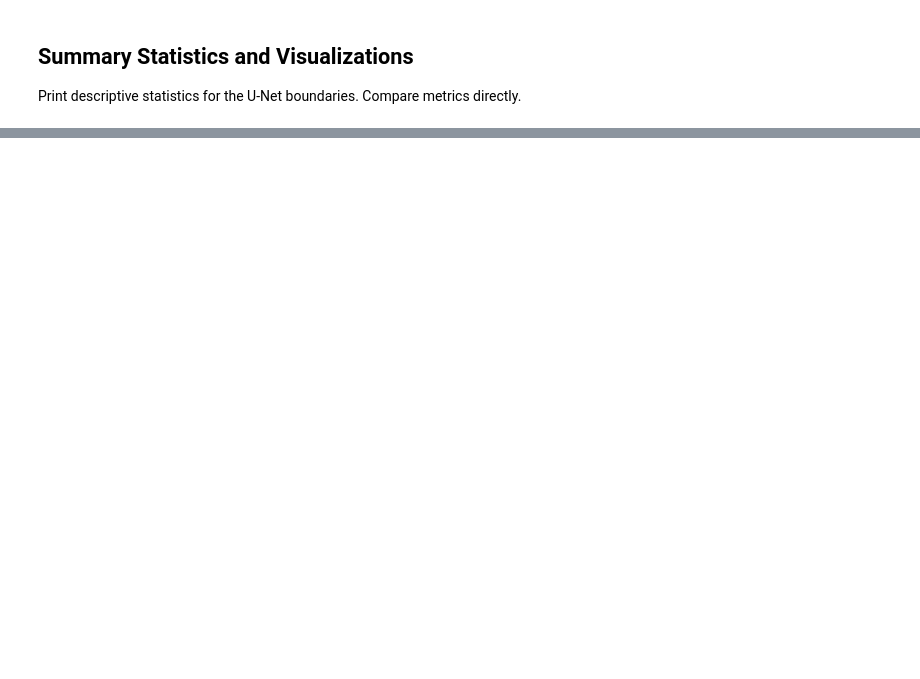
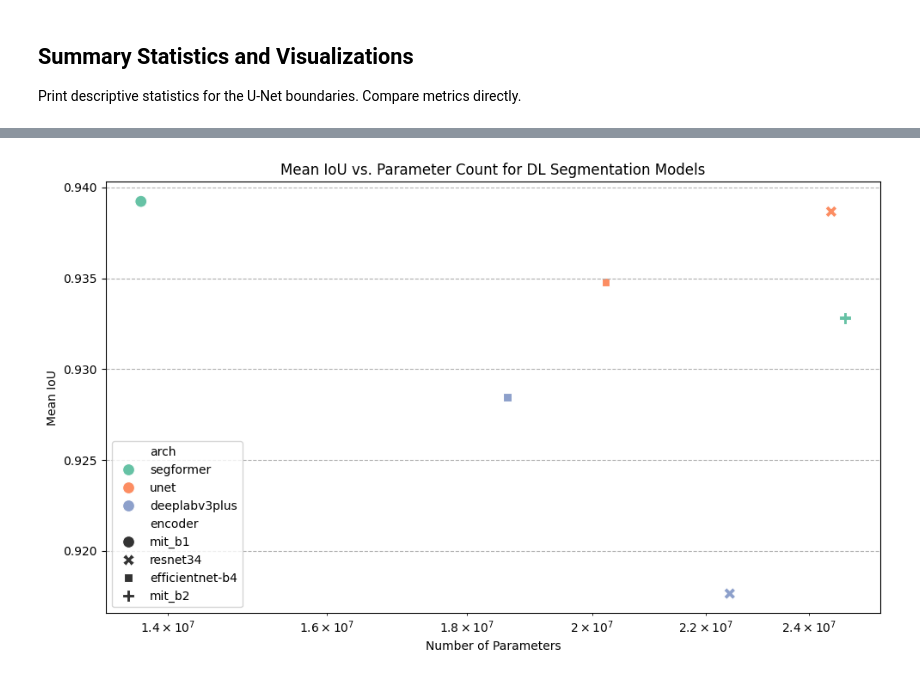
Before and after one commit to AlbertGallegoJimenez/sentinel2-coastline-benchmarking, a Jupyter notebook: notebooks/evaluate_dl_binary.ipynb, the cells around one changed output, grey strips where cells are left out. Drawn from its saved outputs; the diff is of its cells as text; code cells hidden in the pictures; blank space fills up the shorter version.

```diff
--- a/notebooks/evaluate_dl_binary.ipynb
+++ b/notebooks/evaluate_dl_binary.ipynb
@@ -206,3 +275,16 @@ display(df_results.head(10))
 # %% [markdown]
 ## Summary Statistics and Visualizations
 Print descriptive statistics for the U-Net boundaries. Compare metrics directly.
+# %%
+model_overall_metrics = (
+    df_results.groupby('model')[['iou', 'dice']]
+    .mean()
+    .sort_values('iou', ascending=False)
+)
+
+display(
+    model_overall_metrics.style
+    .format("{:.4f}")
+    .background_gradient(cmap="YlGnBu", axis=0)
+    .set_caption("Mean IoU and Dice by Model")
+)
@@ -208,0 +365,5 @@ Print descriptive statistics for the U-Net boundaries. Compare metrics directly.
+# %%
+model_overall_metrics = model_overall_metrics.reset_index()
+model_overall_metrics['arch'] = model_overall_metrics['model'].apply(lambda x: x.split('_')[0])
+model_overall_metrics['encoder'] = model_overall_metrics['model'].apply(lambda x: '_'.join(x.split('_')[1:3]))
+display(model_overall_metrics)
@@ -209,53 +394,26 @@ Print descriptive statistics for the U-Net boundaries. Compare metrics directly.
 # %%
 # Ensure results output directory
 output_dir = BASE_DIR / ".." / "results"
 output_dir.mkdir(parents=True, exist_ok=True)
 
-# Save inference
-output_file = output_dir / "dl_boundary_metrics_results.csv"
-df_results.to_csv(output_file, index=False)
-print(f"Deep learning evaluation results saved to: {output_file}")
+# Plotting metrics
 
-# Print summary stats
-def print_summary_stats(df, title):
-    print(f"--- {title} ---")
-    print(f"Count (Valid Patches): {len(df)}")
-    print(f"Mean IoU: {df['iou'].mean():.4f}")
-    print(f"Mean Dice: {df['dice'].mean():.4f}")
-    print("-------------------\\n")
-
-print_summary_stats(df_results, "Deep Learning Segmentation (Boundary Zone)")
-
-for model_name in df_results['model'].unique():
-    model_df = df_results[df_results['model'] == model_name]
-    print(f"\nModel: {model_name}")
-    print(model_df.groupby('study_name')[['iou', 'dice']].mean())
-
-# Plotting metrics
-plt.figure(figsize=(10, 6))
-sns.violinplot(
-    data=df_results.melt(
-        id_vars=['study_name', 'model', 'patch_id'],
-        value_vars=['iou', 'dice'],
-        var_name='metric',
-        value_name='score'
-    ),
-    x='metric',
-    y='score',
-    hue='study_name',
-    split=True,
-    inner="quartile"
+# Plot a scatter plot of mean IoU vs. parameter count for each model
+fig, ax = plt.subplots(figsize=(10, 6))
+sns.scatterplot(
+    x='parameters', y='iou',
+    hue='arch',
+    style='encoder',
+    data=model_overall_metrics,
+    ax=ax,
+    palette='Set2',
+    s=100
 )
-
-plt.title('Distribution of IoU and Dice for DL Segmentation Models (Boundary Zone)')
-plt.ylabel('Metric Score')
-plt.ylim(0, 1)
-plt.legend(title='Study Area', loc='lower right')
-plt.grid(True, axis='y', alpha=0.3)
+plt.title('Mean IoU vs. Parameter Count for DL Segmentation Models')
+plt.xlabel('Number of Parameters')
+plt.ylabel('Mean IoU')
+plt.xscale('log')
+plt.grid(True, axis='y', ls='--')
 plt.tight_layout()
-
-# Save figure
-plot_output_file = output_dir / "dl_evaluation_overview.png"
-plt.savefig(plot_output_file, dpi=300, bbox_inches='tight')
-print(f"Figure saved to: {plot_output_file}")
-plt.show()
+# %% [output]
+[figure, added]
```
Also changed, not shown: parts of 11 cells of this notebook.
